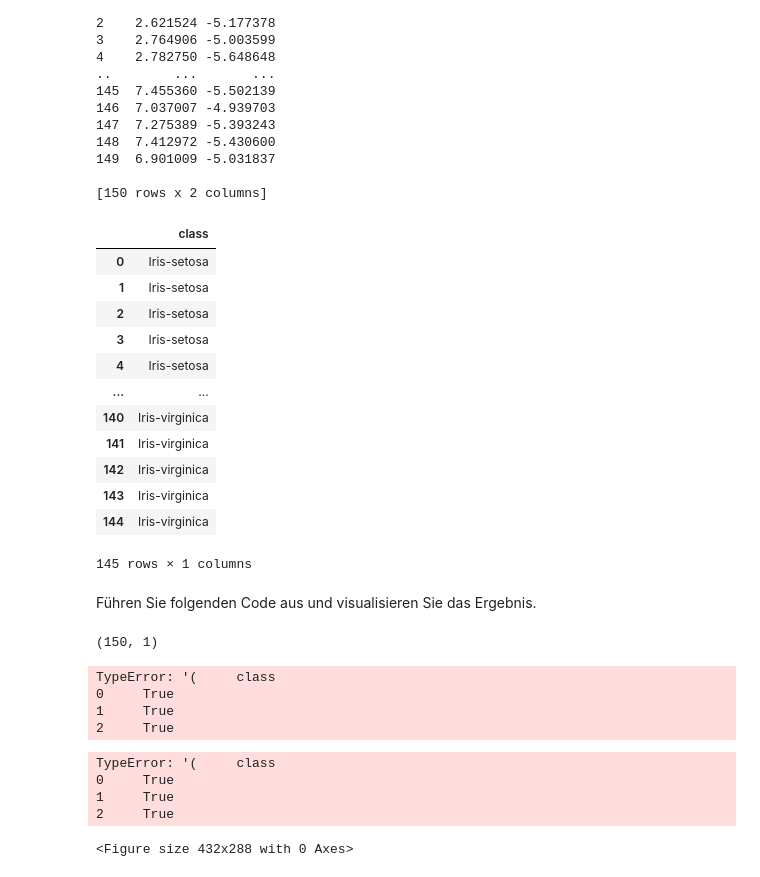
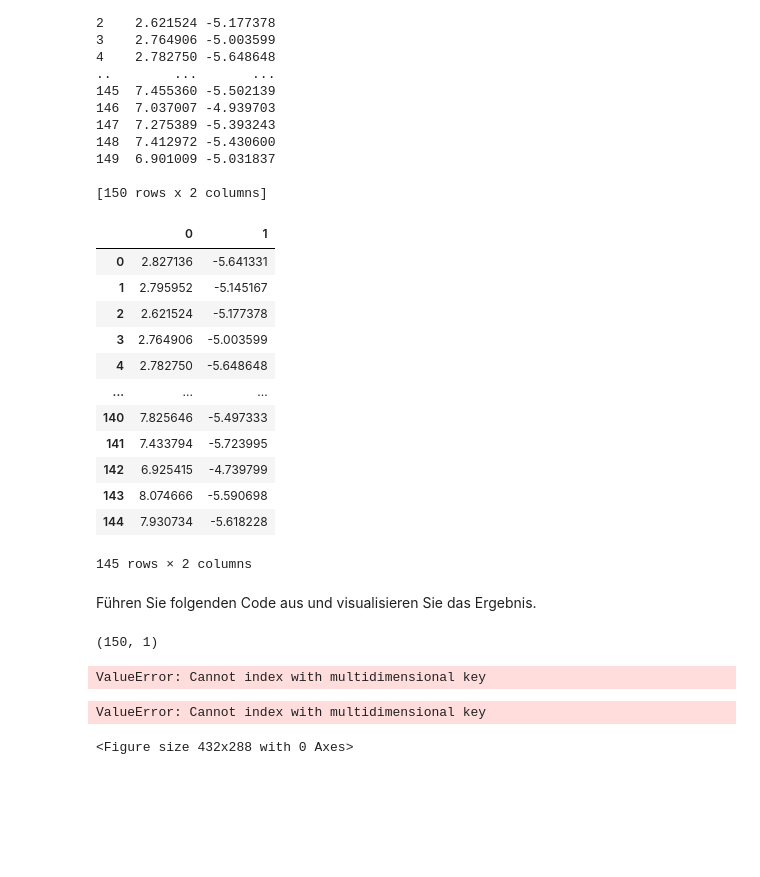
Before and after one commit to julianfbeck/ML-Uebungen, a Jupyter notebook: Aufgabenblatt 5 - Principal Component Analysis/Principal Component Analysis - Exercises.ipynb, the cells around one changed output. Drawn from its saved outputs; the diff is of its cells as text; code cells hidden in the pictures; blank space fills up the shorter version.

```diff
--- a/Aufgabenblatt 5 - Principal Component Analysis/Principal Component Analysis - Exercises.ipynb
+++ b/Aufgabenblatt 5 - Principal Component Analysis/Principal Component Analysis - Exercises.ipynb
@@ -319,41 +319,38 @@ print(Y)
 
 [150 rows x 2 columns]
 # %%
-y.head(-5)
+Y.head(-5)
 # %% [output]
-|  | class |
-| 0 | Iris-setosa |
-| 1 | Iris-setosa |
-| 2 | Iris-setosa |
-| 3 | Iris-setosa |
-| 4 | Iris-setosa |
-| ... | ... |
-| 140 | Iris-virginica |
-| 141 | Iris-virginica |
-| 142 | Iris-virginica |
-| 143 | Iris-virginica |
-| 144 | Iris-virginica |
+|  | 0 | 1 |
+| 0 | 2.827136 | -5.641331 |
+| 1 | 2.795952 | -5.145167 |
+| 2 | 2.621524 | -5.177378 |
+| 3 | 2.764906 | -5.003599 |
+| 4 | 2.782750 | -5.648648 |
+| ... | ... | ... |
+| 140 | 7.825646 | -5.497333 |
+| 141 | 7.433794 | -5.723995 |
+| 142 | 6.925415 | -4.739799 |
+| 143 | 8.074666 | -5.590698 |
+| 144 | 7.930734 | -5.618228 |
-145 rows × 1 columns
+145 rows × 2 columns
 # %% [markdown]
 Führen Sie folgenden Code aus und visualisieren Sie das Ergebnis.
 # %%
 print(y.shape)
 Y = pd.DataFrame(Y)
-Y[y=='Iris-setosa', 0]
+Y.loc[y == "Iris-setosa"]
 # %% [output]
 (150, 1)
-TypeError: '(     class
-0     True
-1     True
-2     True
+ValueError: Cannot index with multidimensional key
 # %%
 
 with plt.style.context('seaborn-whitegrid'):
     plt.figure(figsize=(6, 4))
     for lab, col in zip(('Iris-setosa', 'Iris-versicolor', 'Iris-virginica'),
                         ('blue', 'red', 'green')):
-        plt.scatter(Y[y==lab, 0],
-                    Y[y==lab, 1],
+        plt.scatter(Y.loc[y==lab, 0],
+                    Y.loc[y==lab, 1],
                     label=lab,
                     c=col)
     plt.xlabel('Principal Component 1')
@@ -362,10 +359,7 @@ with plt.style.context('seaborn-whitegrid'):
     plt.tight_layout()
     plt.show()
 # %% [output]
-TypeError: '(     class
-0     True
-1     True
-2     True
+ValueError: Cannot index with multidimensional key
 <Figure size 432x288 with 0 Axes>
 # %% [markdown]
 Das Ergebnis sollte wiefolgt aussehen:
```
Also changed, not shown: 3 other files.
